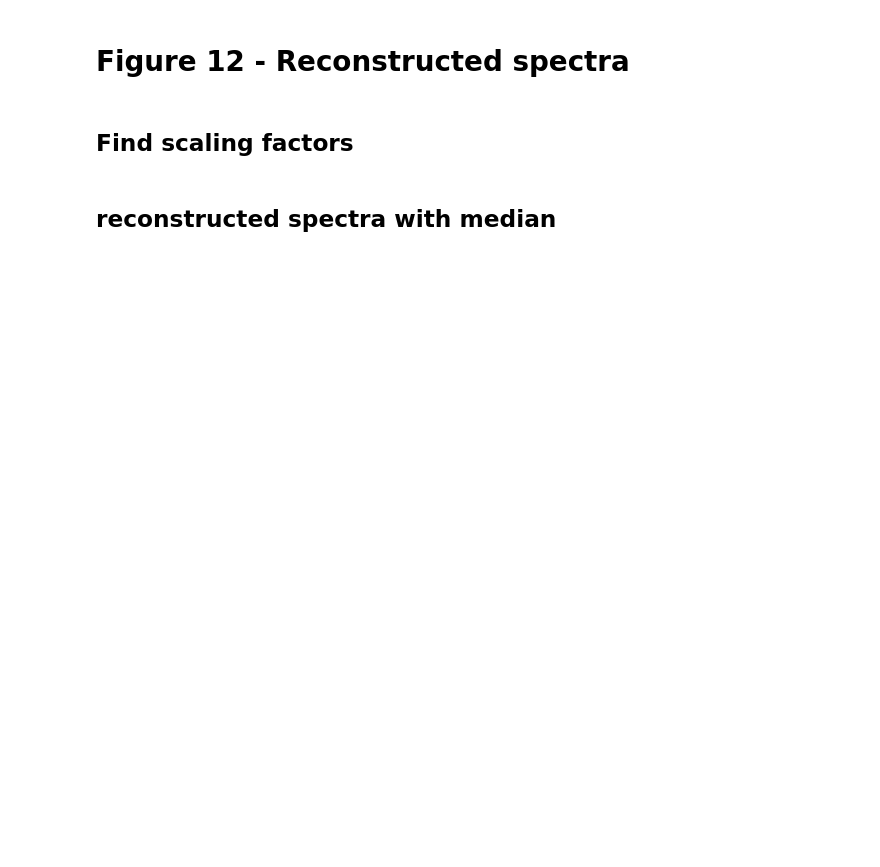
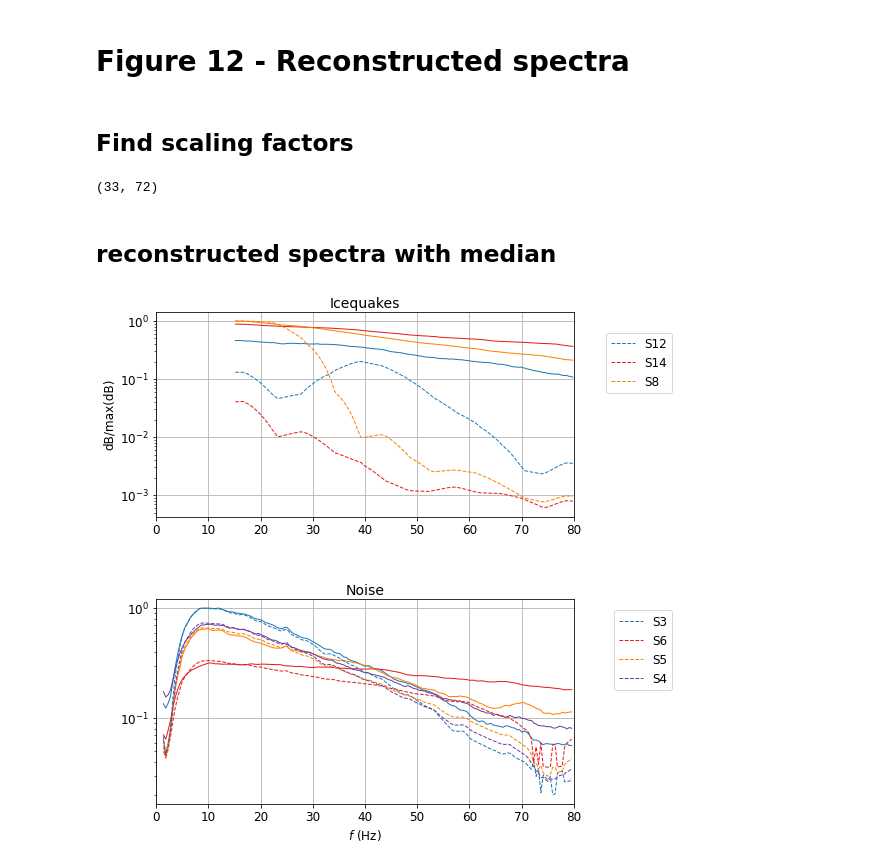
Before and after one commit to tsawi/Unsupervised_ML_Gornergletscher, a Jupyter notebook: notebooks/plotFigures5_6_11_12.ipynb, the cells around one changed output. Drawn from its saved outputs; the diff is of its cells as text; code cells hidden in the pictures; blank space fills up the shorter version.

Commit message:
update figures/manu edits

```diff
--- a/notebooks/plotFigures5_6_11_12.ipynb
+++ b/notebooks/plotFigures5_6_11_12.ipynb
@@ -669,7 +672,7 @@ topF = 20
 catRep = getTopFCat(cat00,topF)
 catRepN = getTopFCat(cat00N,topF)
 
-lag_mat = np.load(f'../data/interim/ccLagMat_top{topF}_SS_N.npy')
+lag_mat = np.load(f'../data/interim/ccLagMat_top{topF}_SS.npy')
 lag_matN = np.load(f'../data/interim/ccLagMat_top{topF}_SS_N.npy')
 
 lag_matN.shape
@@ -1013,6 +1037,10 @@ k=3
 peak_rec_state, peak_spec, scale = CalcDiffPeak(path_proj,cat00,k,RMM,sel_state_single,station)
 kN=1
 peak_rec_stateN, peak_specN, scaleN = CalcDiffPeak(path_projN,cat00N,kN,RMMN,sel_state_singleN,station)
+# %%
+len(tSTFT),len(tSTFTN)
+# %% [output]
+(33, 72)
 # %% [markdown]
 ## reconstructed spectra with median
 # %%
@@ -1062,16 +1090,13 @@ figureFunctions2.plotReconstructedStates(RMM,
                                          **plt_kwargs)
 
 
-# ax.legend(loc='upper right',bbox_to_anchor=(1.8,1))
 
 
 
 
-ax.set_ylabel('[todo] Normed dB')
+ax.set_ylabel('dB/max(dB)')
 ax.set_xlabel('')
 
-# ax.set_ylim(0,2.25e7)
-# ax.set_ylim(ymin=3e5)
 
 
 plt.yscale('log')
@@ -1108,35 +1133,36 @@ figureFunctions2.plotMedianSpectra(path_projN,
 figureFunctions2.plotReconstructedStates(RMMN,
                                          sel_state_singleN,
                                          fSTFTN,
                                          lw=1,
                                          legend='outside',
                                          bb1=1.25,
                                          bb2=.75,
                                          freq_list=None,
                                          normed='median',
                                          ax=ax,
                                          scale=peak_rec_stateN,
                                          **plt_kwargs)
 
 
 
-# ax.legend(loc='upper right',bbox_to_anchor=(1.5,1))
-#
+
 ax.set_ylabel('')
 ax.set_xlabel('$f$ (Hz)')
 
 
 
 plt.yscale('log')
 # plt.xscale('log')
 
 
 
 
 
 
 
 plt.savefig(pathFig + f'Figure_12.png',bbox_inches='tight')
+# %% [output]
+[figure, added]
 # %%
 # def CalcDiffPeak_Cluster(catRep,k,RMM,sel_state,station,path_proj):
 #     """
```
Also changed, not shown: parts of 9 cells of this notebook, 15 other files.
